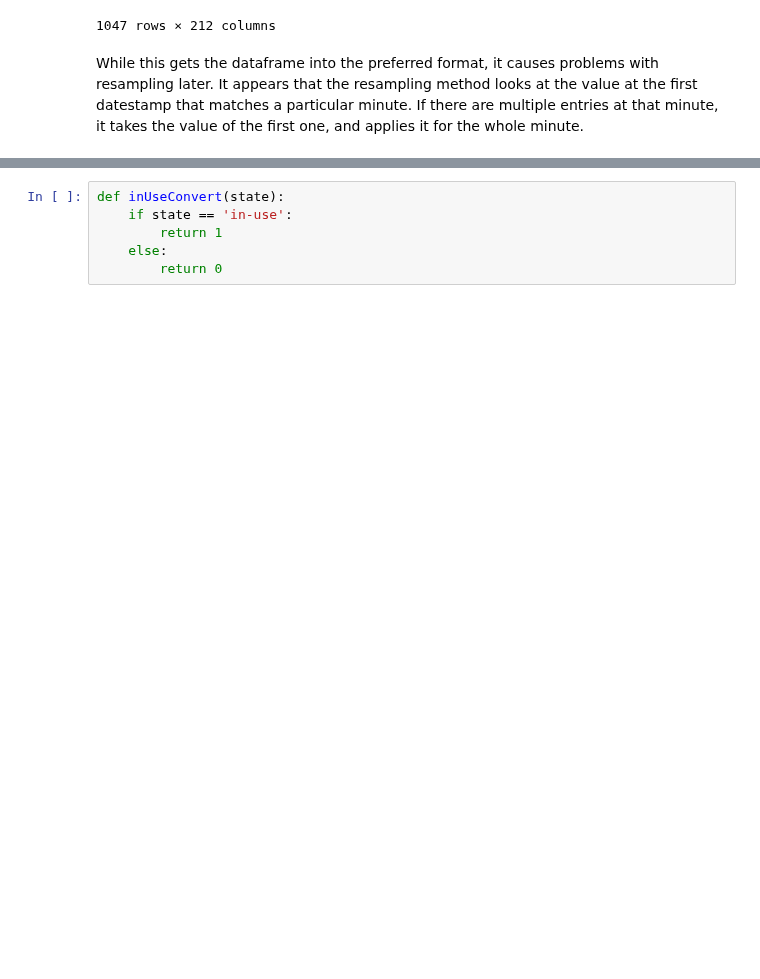
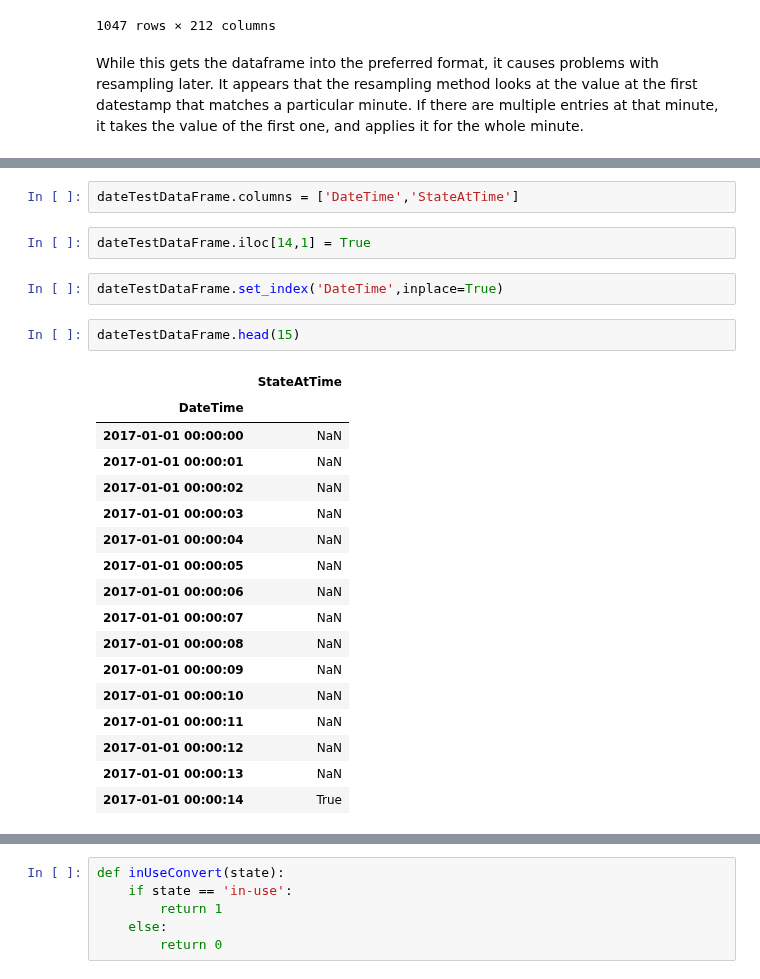
Before and after one commit to UNCG-CSE/Library-Computer-Usage-Analysis, a Jupyter notebook: src/LibraryData.ipynb, the cells around one changed output, grey strips where cells are left out. Cells and saved outputs as stored; diff of their text form; blank space fills up the shorter version.

```diff
--- a/src/LibraryData.ipynb
+++ b/src/LibraryData.ipynb
@@ -164,0 +181,26 @@ While this gets the dataframe into the preferred format, it causes problems with
+# %%
+dateTestDataFrame.columns = ['DateTime','StateAtTime']
+# %%
+dateTestDataFrame.iloc[14,1] = True
+# %%
+dateTestDataFrame.set_index('DateTime',inplace=True)
+# %%
+dateTestDataFrame.head(15)
+# %% [output]
+|  | StateAtTime |
+| DateTime |  |
+| 2017-01-01 00:00:00 | NaN |
+| 2017-01-01 00:00:01 | NaN |
+| 2017-01-01 00:00:02 | NaN |
+| 2017-01-01 00:00:03 | NaN |
+| 2017-01-01 00:00:04 | NaN |
+| 2017-01-01 00:00:05 | NaN |
+| 2017-01-01 00:00:06 | NaN |
+| 2017-01-01 00:00:07 | NaN |
+| 2017-01-01 00:00:08 | NaN |
+| 2017-01-01 00:00:09 | NaN |
+| 2017-01-01 00:00:10 | NaN |
+| 2017-01-01 00:00:11 | NaN |
+| 2017-01-01 00:00:12 | NaN |
+| 2017-01-01 00:00:13 | NaN |
+| 2017-01-01 00:00:14 | True |
```
Also changed, not shown: parts of 6 cells of this notebook, 2 other files.
